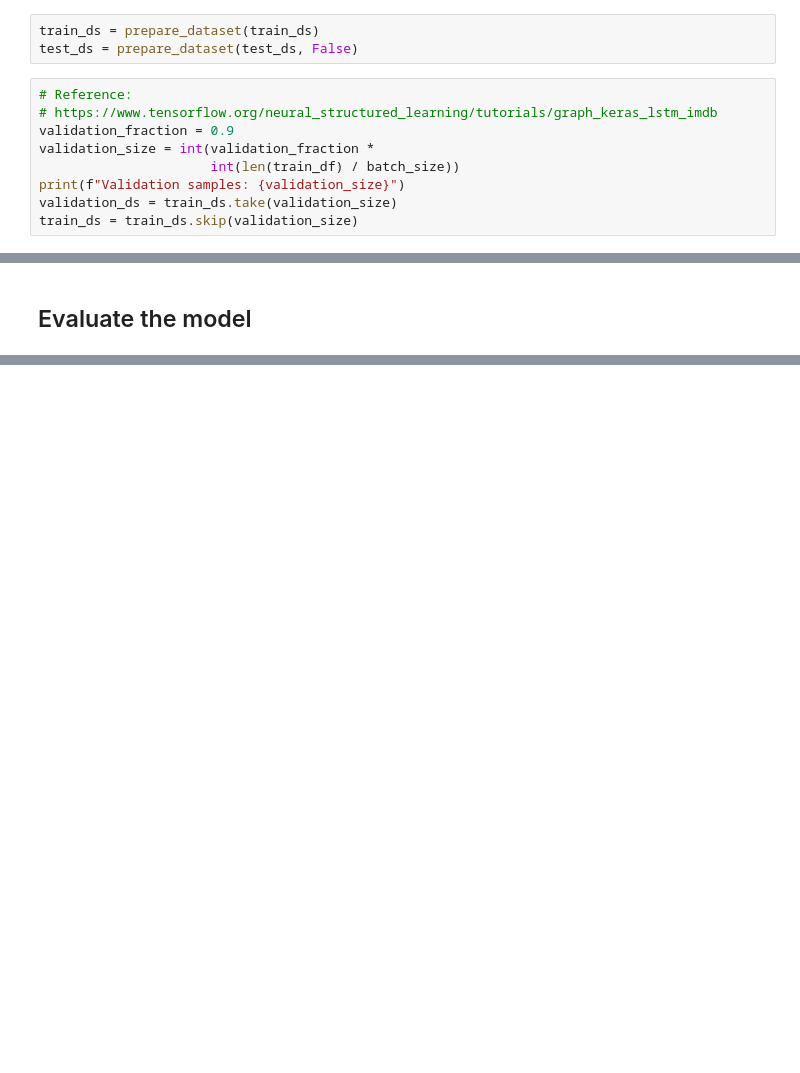
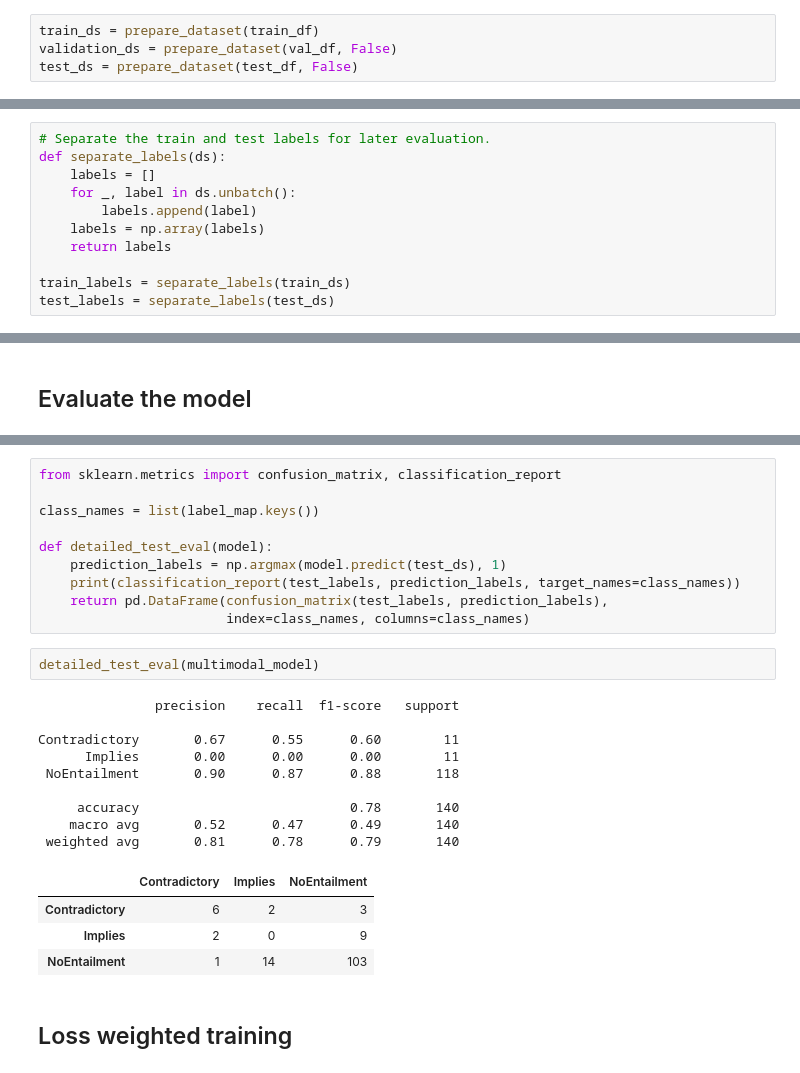
Before and after one commit to sayakpaul/Multimodal-Entailment-Baseline, a Jupyter notebook: multimodal_entailment.ipynb, the cells around one changed output, grey strips where cells are left out. Saved outputs shown, nothing was run; the diff lists cells and outputs as text; blank space fills up the shorter version.

```diff
--- a/multimodal_entailment.ipynb
+++ b/multimodal_entailment.ipynb
@@ -314,14 +319,6 @@ def prepare_dataset(ds, training=True):
     ds = ds.batch(batch_size).prefetch(auto)
     return ds
 # %%
-train_ds = prepare_dataset(train_ds)
-test_ds = prepare_dataset(test_ds, False)
+train_ds = prepare_dataset(train_df)
+validation_ds = prepare_dataset(val_df, False)
+test_ds = prepare_dataset(test_df, False)
-# %%
-# Reference:
-# https://www.tensorflow.org/neural_structured_learning/tutorials/graph_keras_lstm_imdb
-validation_fraction = 0.9
-validation_size = int(validation_fraction *
-                      int(len(train_df) / batch_size))
-print(f"Validation samples: {validation_size}")
-validation_ds = train_ds.take(validation_size)
-train_ds = train_ds.skip(validation_size)
@@ -329,0 +325,11 @@ Validation samples: 33
+# %%
+# Separate the train and test labels for later evaluation.
+def separate_labels(ds):
+    labels = []
+    for _, label in ds.unbatch():
+        labels.append(label)
+    labels = np.array(labels)
+    return labels
+
+train_labels = separate_labels(train_ds)
+test_labels = separate_labels(test_ds)
@@ -504,0 +515,28 @@ Accuracy on the test set: 86.67%.
+# %%
+from sklearn.metrics import confusion_matrix, classification_report
+
+class_names = list(label_map.keys())
+
+def detailed_test_eval(model):
+    prediction_labels = np.argmax(model.predict(test_ds), 1)
+    print(classification_report(test_labels, prediction_labels, target_names=class_names))
+    return pd.DataFrame(confusion_matrix(test_labels, prediction_labels),
+                        index=class_names, columns=class_names)
+# %%
+detailed_test_eval(multimodal_model)
+# %% [output]
+               precision    recall  f1-score   support
+
+Contradictory       0.67      0.55      0.60        11
+      Implies       0.00      0.00      0.00        11
+ NoEntailment       0.90      0.87      0.88       118
+
+     accuracy                           0.78       140
+    macro avg       0.52      0.47      0.49       140
+ weighted avg       0.81      0.78      0.79       140
+|  | Contradictory | Implies | NoEntailment |
+| Contradictory | 6 | 2 | 3 |
+| Implies | 2 | 0 | 9 |
+| NoEntailment | 1 | 14 | 103 |
+# %% [markdown]
+## Loss weighted training
```
Also changed, not shown: parts of 30 cells of this notebook.
